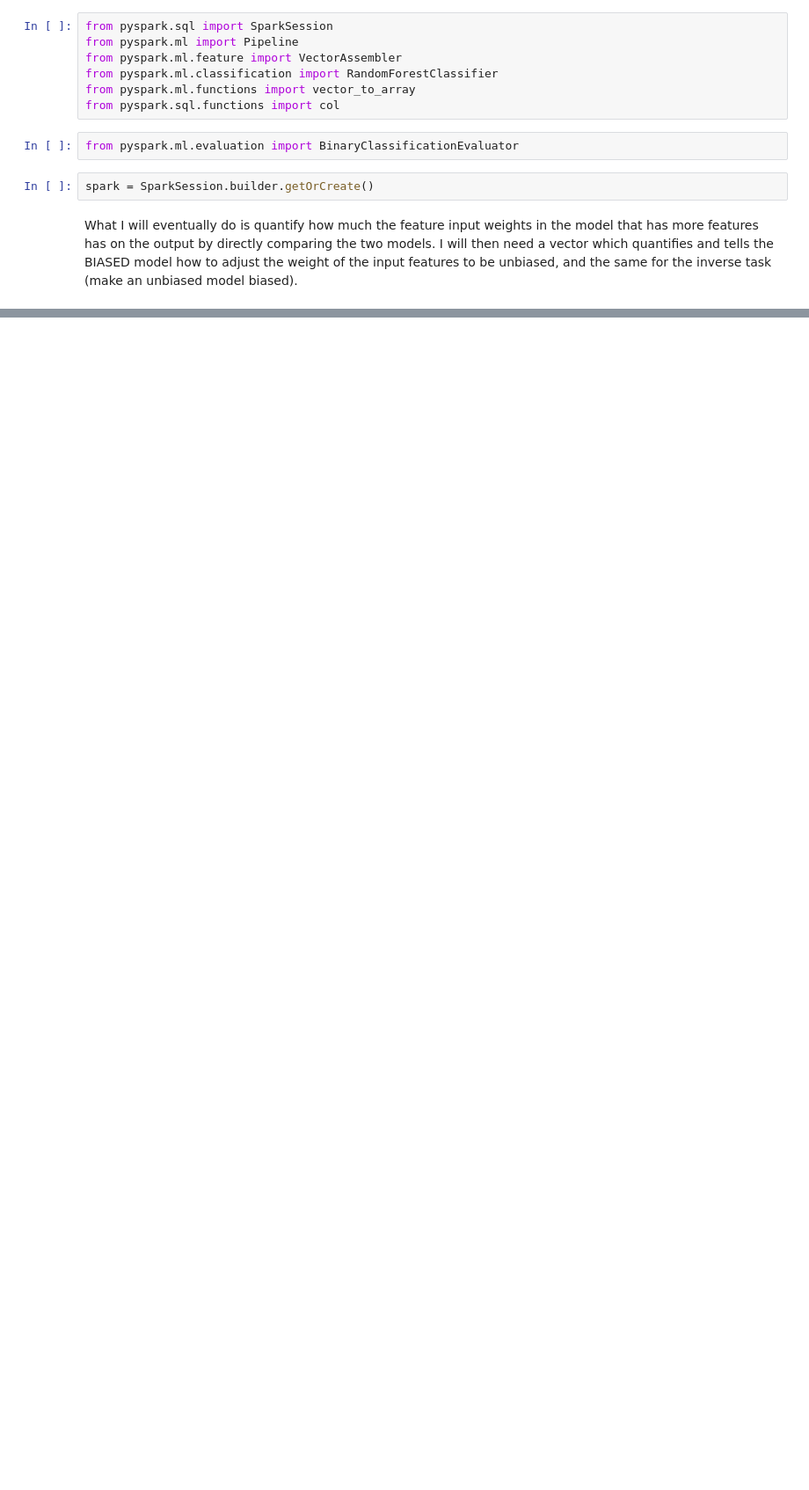
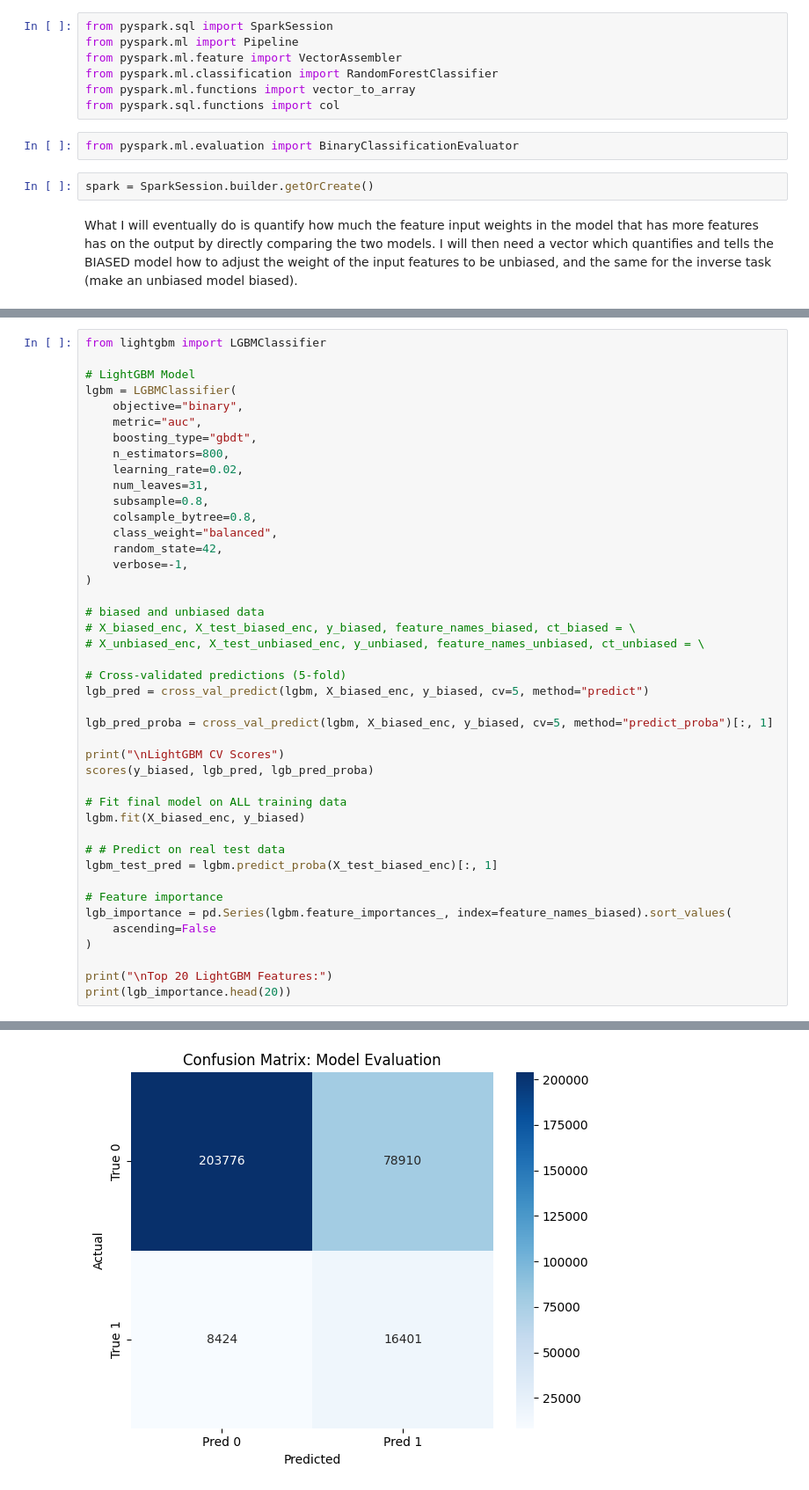
Before and after one commit to qayyumayaan/credit-risk-prediction-bias, a Jupyter notebook: swapnil/03_bias_mitigation_lgbm_fix.ipynb, the cells around one changed output, grey strips where cells are left out. Shown at 88% size. Cells and saved outputs as stored; diff of their text form; blank space fills up the shorter version.

Commit message:
lgbm fix

```diff
--- a/swapnil/03_bias_mitigation_lgbm_fix.ipynb
+++ b/swapnil/03_bias_mitigation_lgbm_fix.ipynb
@@ -627,0 +604,44 @@ Confusion Matrix (Raw Values):
+# %%
+from lightgbm import LGBMClassifier
+
+# LightGBM Model
+lgbm = LGBMClassifier(
+    objective="binary",
+    metric="auc",
+    boosting_type="gbdt",
+    n_estimators=800,
+    learning_rate=0.02,
+    num_leaves=31,
+    subsample=0.8,
+    colsample_bytree=0.8,
+    class_weight="balanced",
+    random_state=42,
+    verbose=-1,
+)
+
+# biased and unbiased data
+# X_biased_enc, X_test_biased_enc, y_biased, feature_names_biased, ct_biased = \
+# X_unbiased_enc, X_test_unbiased_enc, y_unbiased, feature_names_unbiased, ct_unbiased = \
+
+# Cross-validated predictions (5-fold)
+lgb_pred = cross_val_predict(lgbm, X_biased_enc, y_biased, cv=5, method="predict")
+
+lgb_pred_proba = cross_val_predict(lgbm, X_biased_enc, y_biased, cv=5, method="predict_proba")[:, 1]
+
+print("\nLightGBM CV Scores")
+scores(y_biased, lgb_pred, lgb_pred_proba)
+
+# Fit final model on ALL training data
+lgbm.fit(X_biased_enc, y_biased)
+
+# # Predict on real test data
+lgbm_test_pred = lgbm.predict_proba(X_test_biased_enc)[:, 1]
+
+# Feature importance
+lgb_importance = pd.Series(lgbm.feature_importances_, index=feature_names_biased).sort_values(
+    ascending=False
+)
+
+print("\nTop 20 LightGBM Features:")
+print(lgb_importance.head(20))
+# %% [output]
@@ -627,0 +659 @@ Confusion Matrix (Raw Values):
+[figure, added]
```
Also changed, not shown: parts of 13 cells of this notebook.
